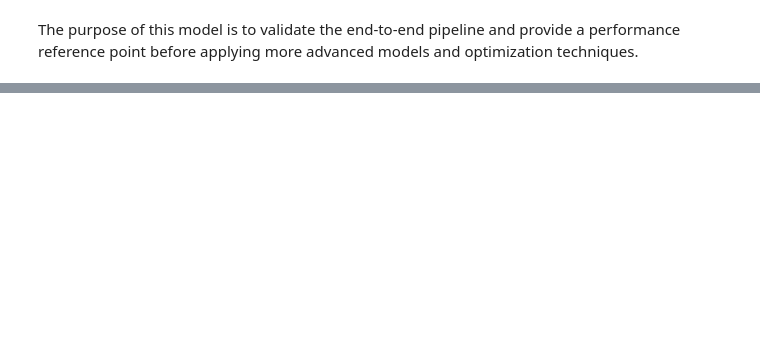
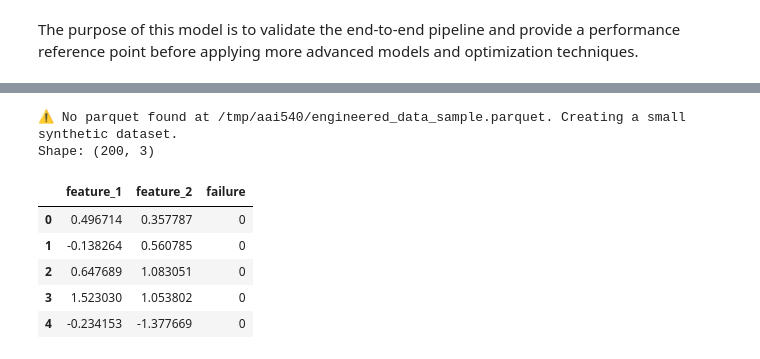
Before and after one commit to Iman-hamdan/aai-540-group9, a Jupyter notebook: baseline_model.ipynb, the cells around one changed output, grey strips where cells are left out. Saved outputs shown, nothing was run; the diff lists cells and outputs as text; code cells hidden in the pictures; blank space fills up the shorter version.

```diff
--- a/baseline_model.ipynb
+++ b/baseline_model.ipynb
@@ -321,0 +42,20 @@ techniques.
+# %%
+
+# Reproducibility
+RANDOM_STATE = 42
+np.random.seed(RANDOM_STATE)
+
+# -----------------------------
+# Config: update these paths
+# -----------------------------
+# Option A: local file produced by feature_engineering.ipynb
+LOCAL_PARQUET = os.getenv("ENGINEERED_PARQUET", "/tmp/aai540/engineered_data_sample.parquet")
+
+# Option B: S3 path if you have AWS wired up (optional)
+S3_PARQUET = os.getenv("ENGINEERED_PARQUET_S3", "")  # e.g. s3://bucket/path/engineered_data.parquet
+
+TARGET_COL = os.getenv("TARGET_COL", "failure")  # change if your label is named differently
+
+print("LOCAL_PARQUET:", LOCAL_PARQUET)
+print("S3_PARQUET:", S3_PARQUET if S3_PARQUET else "(not set)")
+print("TARGET_COL:", TARGET_COL)
@@ -321,0 +73,58 @@ techniques.
+# %%
+
+from botocore.exceptions import NoCredentialsError, ClientError
+
+def load_engineered_table(local_path: str, s3_path: str = "") -> pd.DataFrame:
+    # Try S3 if provided
+    if s3_path:
+        try:
+            df_s3 = pd.read_parquet(s3_path)
+            print(f"✅ Loaded engineered data from S3: {s3_path}")
+            return df_s3
+        except (NoCredentialsError, ClientError, OSError, ImportError) as e:
+            print(f"⚠️ S3 read failed ({type(e).__name__}): {e}")
+            print("➡️ Falling back to local parquet...")
+
+    # Local fallback
+    local_file = Path(local_path)
+    if local_file.exists():
+        df_local = pd.read_parquet(local_file)
+        print(f"✅ Loaded engineered data from local: {local_file}")
+        return df_local
+
+    # Try to locate any parquet file as a fallback
+    for search_root in [Path("/tmp/aai540"), Path.cwd()]:
+        if search_root.exists():
+            try:
+                matches = list(search_root.glob("*.parquet"))
+            except OSError as e:
+                print(f"⚠️ Fallback search skipped ({type(e).__name__}): {e}")
+                matches = []
+
+            if matches:
+                df_auto = pd.read_parquet(matches[0])
+                print(f"✅ Loaded engineered data from fallback: {matches[0]}")
+                return df_auto
+
+    # Final fallback: create a tiny synthetic dataset to keep the notebook runnable
+    print(f"⚠️ No parquet found at {local_path}. Creating a small synthetic dataset.")
+    n_rows = 200
+    df_synth = pd.DataFrame({
+        "feature_1": np.random.normal(size=n_rows),
+        "feature_2": np.random.normal(size=n_rows),
+        TARGET_COL: np.random.binomial(1, 0.02, size=n_rows),
+    })
+    return df_synth
+
+df = load_engineered_table(LOCAL_PARQUET, S3_PARQUET)
+print("Shape:", df.shape)
+df.head()
+# %% [output]
+⚠️ No parquet found at /tmp/aai540/engineered_data_sample.parquet. Creating a small synthetic dataset.
+Shape: (200, 3)
+|  | feature_1 | feature_2 | failure |
+| 0 | 0.496714 | 0.357787 | 0 |
+| 1 | -0.138264 | 0.560785 | 0 |
+| 2 | 0.647689 | 1.083051 | 0 |
+| 3 | 1.523030 | 1.053802 | 0 |
+| 4 | -0.234153 | -1.377669 | 0 |
```
Also changed, not shown: parts of 43 cells of this notebook.
